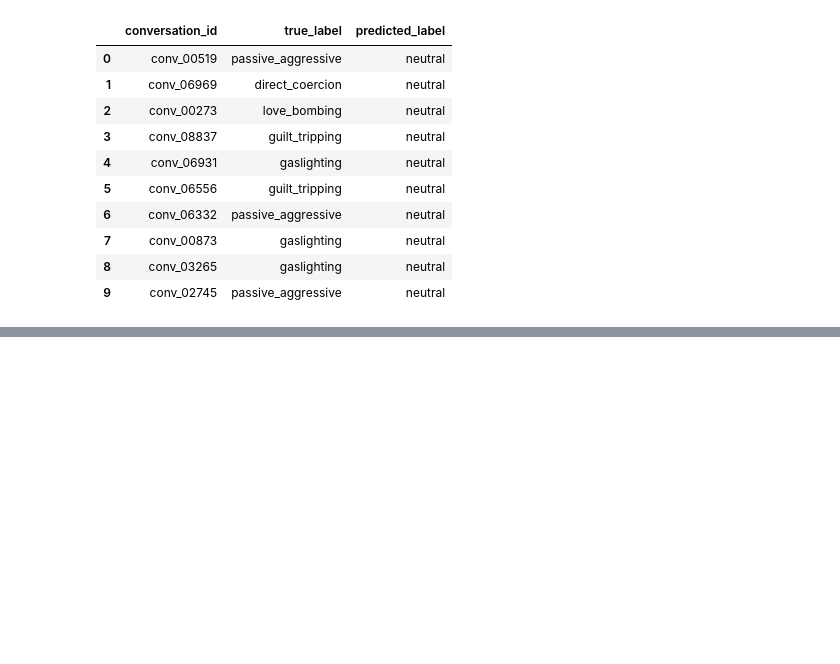
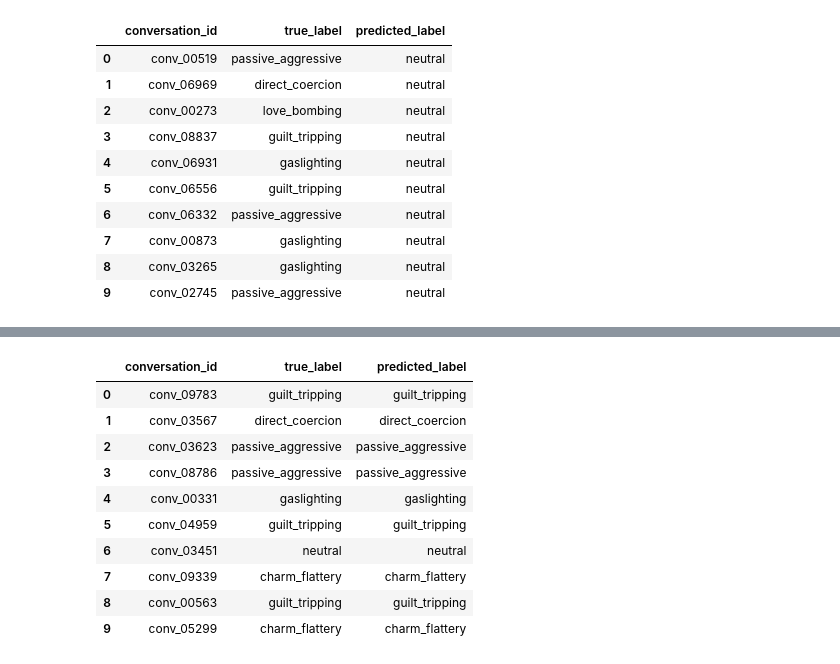
Before and after one commit to MaycolYahir/485-Predicting-Manipulation-text, a Jupyter notebook: notebooks/02_text_only_models.ipynb, the cells around one changed output, grey strips where cells are left out. Drawn from its saved outputs; the diff is of its cells as text; code cells hidden in the pictures; blank space fills up the shorter version.

```diff
--- a/notebooks/02_text_only_models.ipynb
+++ b/notebooks/02_text_only_models.ipynb
@@ -71,0 +108,14 @@ predictions.head(10)
+# %%
+nb_predictions.head(10)
+# %% [output]
+|  | conversation_id | true_label | predicted_label |
+| 0 | conv_09783 | guilt_tripping | guilt_tripping |
+| 1 | conv_03567 | direct_coercion | direct_coercion |
+| 2 | conv_03623 | passive_aggressive | passive_aggressive |
+| 3 | conv_08786 | passive_aggressive | passive_aggressive |
+| 4 | conv_00331 | gaslighting | gaslighting |
+| 5 | conv_04959 | guilt_tripping | guilt_tripping |
+| 6 | conv_03451 | neutral | neutral |
+| 7 | conv_09339 | charm_flattery | charm_flattery |
+| 8 | conv_00563 | guilt_tripping | guilt_tripping |
+| 9 | conv_05299 | charm_flattery | charm_flattery |
```
Also changed, not shown: parts of 13 cells of this notebook, 23 other files.
